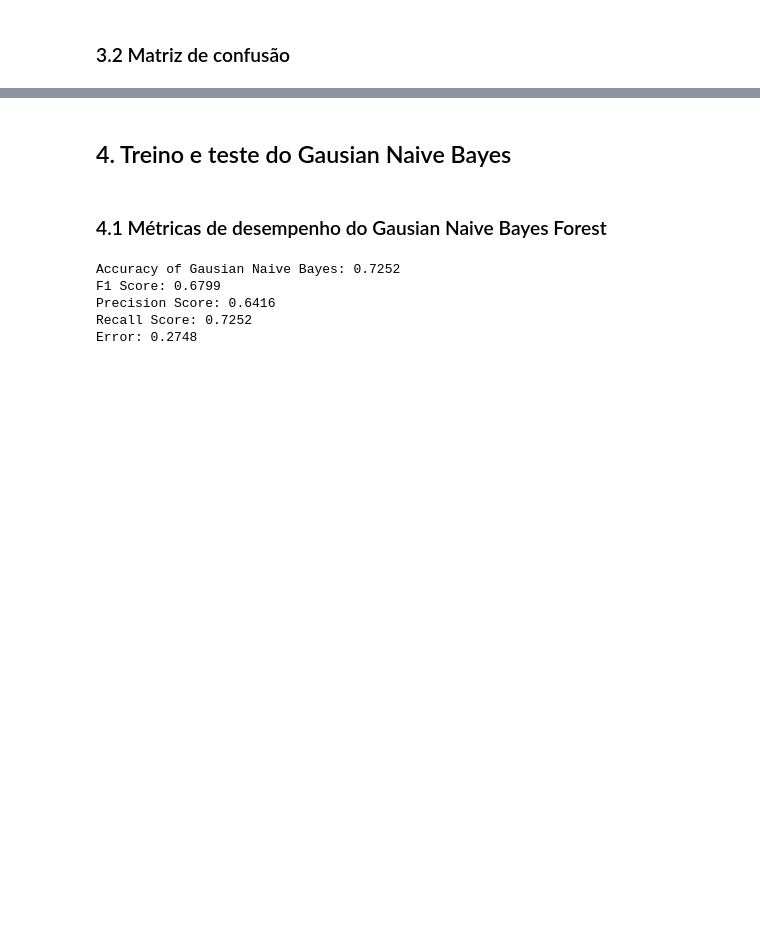
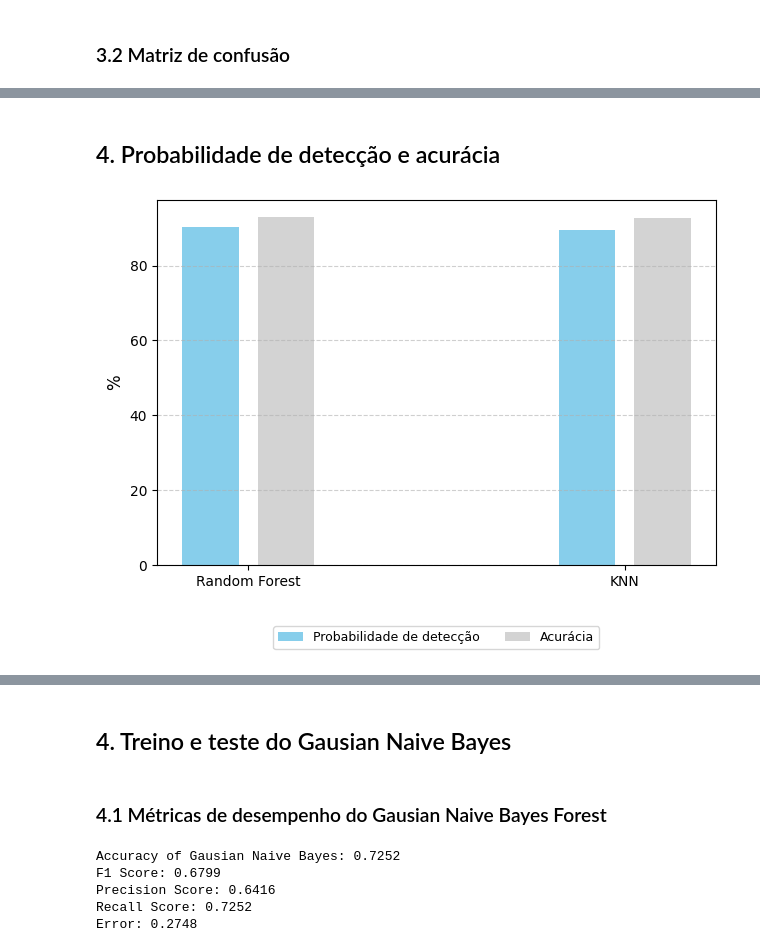
Before and after one commit to jtlimo/ccm-102, a Jupyter notebook: main.ipynb, the cells around one changed output, grey strips where cells are left out. Saved outputs shown, nothing was run; the diff lists cells and outputs as text; code cells hidden in the pictures; blank space fills up the shorter version.

```diff
--- a/main.ipynb
+++ b/main.ipynb
@@ -176,0 +247,11 @@ plt.show()
+# %% [markdown]
+## 4. Probabilidade de detecção e acurácia
+# %%
+results = {
+    "Random Forest": {"tpr": weighted_metrics_rf['TPR'], "acc": weighted_metrics_rf['ACC'], "pmd": weighted_metrics_rf['PMD'], "pfa": weighted_metrics_rf['FPR']},
+    "KNN": {"tpr": weighted_metrics_knn['TPR'], "acc": weighted_metrics_knn['ACC'], "pmd": weighted_metrics_knn['PMD'], "pfa": weighted_metrics_knn['FPR']},
+}
+
+plot_metrics_graphic(results, metrics_to_plot=["tpr", "acc"])
+# %% [output]
+[figure, added]
```
Also changed, not shown: parts of 15 cells of this notebook.
